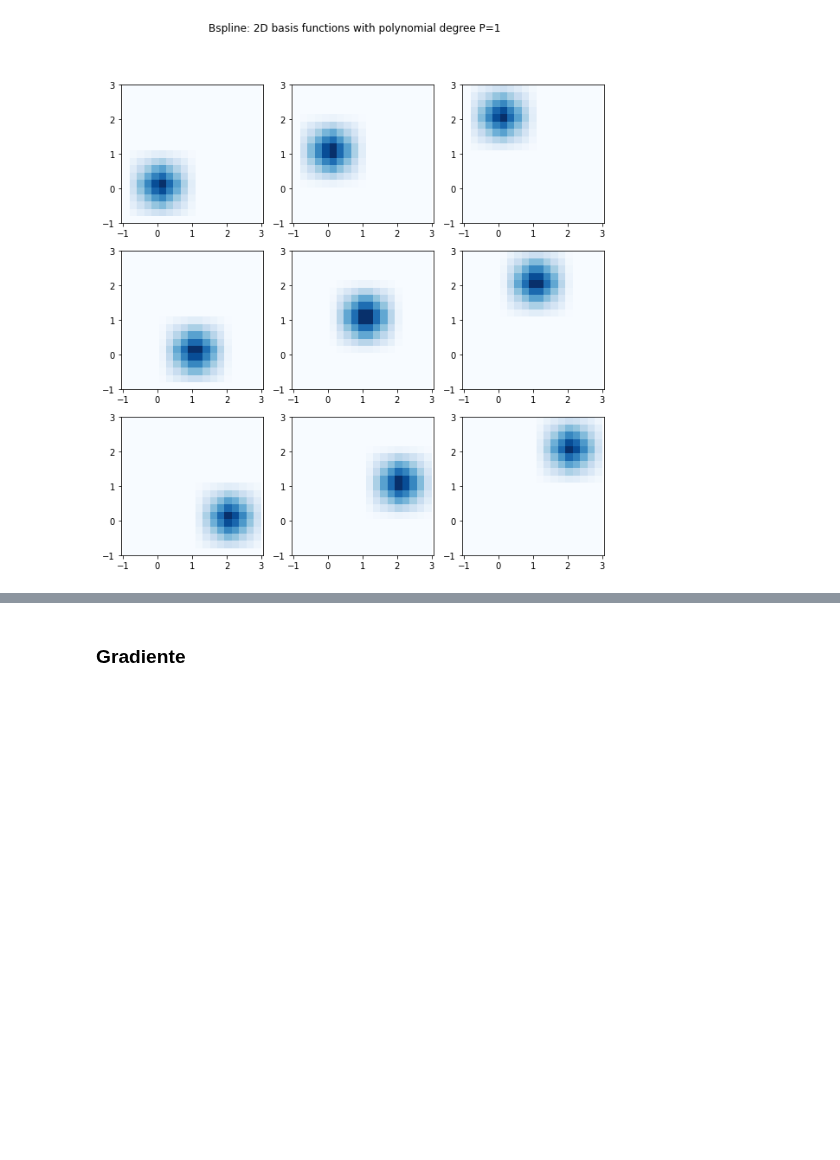
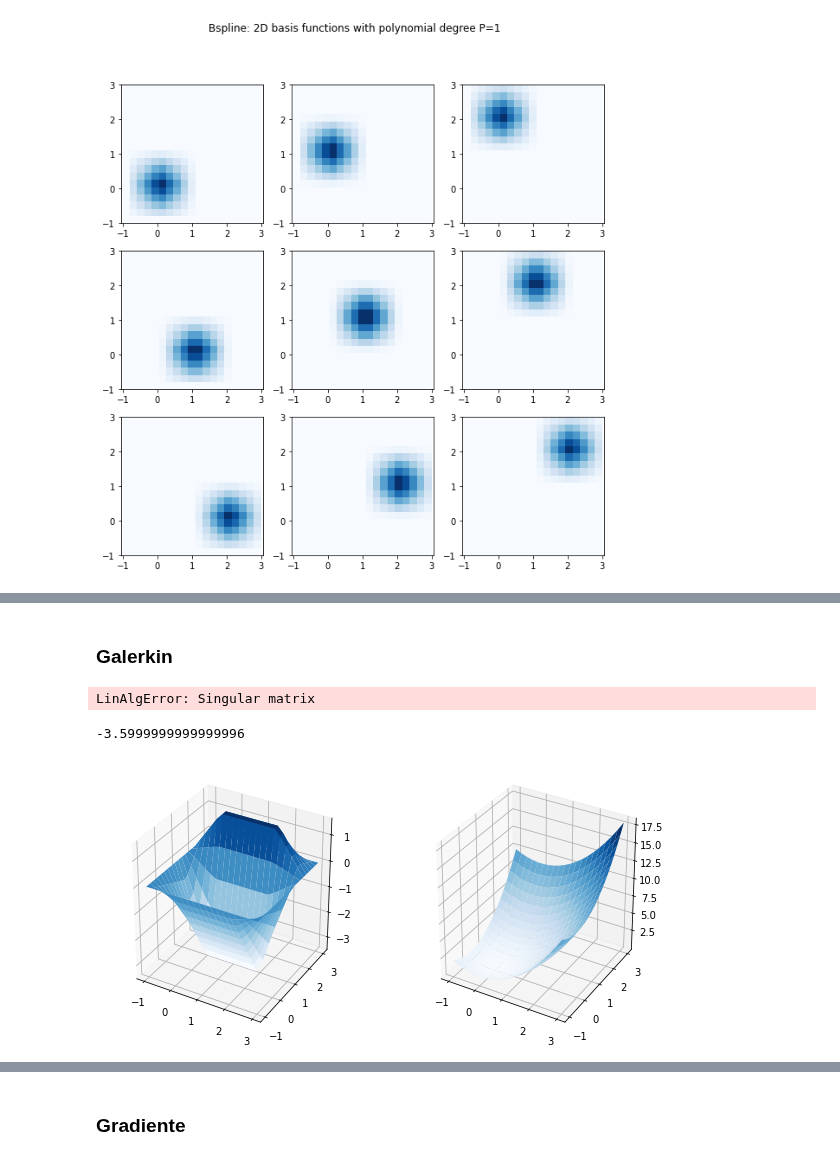
Before and after one commit to EliaStocco/Bspline, a Jupyter notebook: python/Test.ipynb, the cells around one changed output, grey strips where cells are left out. Drawn from its saved outputs; the diff is of its cells as text; code cells hidden in the pictures; blank space fills up the shorter version.

```diff
--- a/python/Test.ipynb
+++ b/python/Test.ipynb
@@ -992,2 +833,0 @@ list(itertools.product(i, j))
-# %%
-bs.set_cp([0,0],1.0)
@@ -1005,0 +834,53 @@ array([[ True, False, False],
+# %% [markdown]
+### Galerkin
+# %%
+def func_or(x):
+    if hasattr(x, '__len__'):
+        return np.power(x[:,0],2) + np.power(x[:,1],2)
+    else :
+        return np.power(x[0],2) + np.power(x[1],2)
+
+
+def func(x):
+    if hasattr(x, '__len__'):
+        return np.full((len(x),),4.0)
+    else :
+        return 4.0
+# %%
+a = bs.Galerkin(func)
+a
+# %% [output]
+LinAlgError: Singular matrix
+# %%
+bs._cp[2,1]
+# %% [output]
+-3.5999999999999996
+# %%
+ZZ = func_or(XY).reshape(Nx,Ny)
+# %%
+#%matplotlib widget
+fig = plt.figure ( 0 , figsize = ( 10 , 5 ) )
+#fig.suptitle("Bspline: 2D basis functions with polynomial degree P=" + str(P), fontsize=12 )
+#colors = iter(cm.rainbow(np.linspace(0, 1,N)))
+
+#x = np.linspace(min(v)+0.1,max(v)-0.1,100)
+#print("x : ",x)
+
+z=bs.evaluate(XY)
+Z=z.reshape(Nx,Ny)
+#
+ax = fig.add_subplot(121, projection='3d')
+ax.plot_surface(X, Y, Z , cmap='Blues')#,rstride=1, cstride=1)
+
+ax = fig.add_subplot(122, projection='3d')
+ax.plot_surface(X, Y, ZZ , cmap='Blues')#,rstride=1, cstride=1)
+
+#plt.axis('equal')
+        #ax.set_zlim(0,1.2)
+        #set_axes_equal(ax)
+
+#plt.legend()
+#plt.grid(True)
+plt.show()
+# %% [output]
+[figure, added]
```
Also changed, not shown: parts of 63 cells of this notebook, 2 other files.
